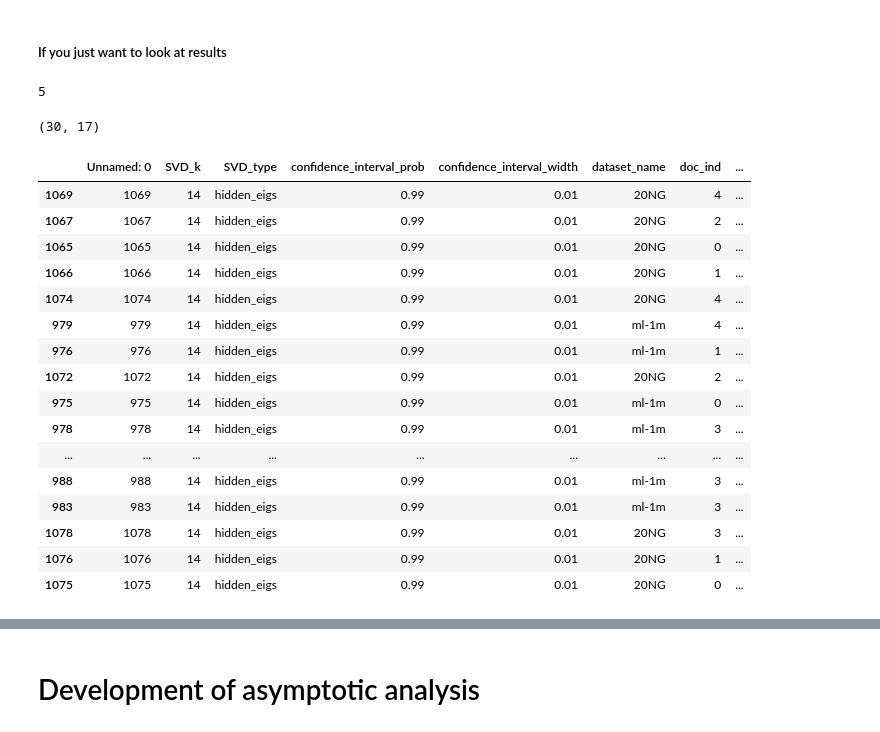
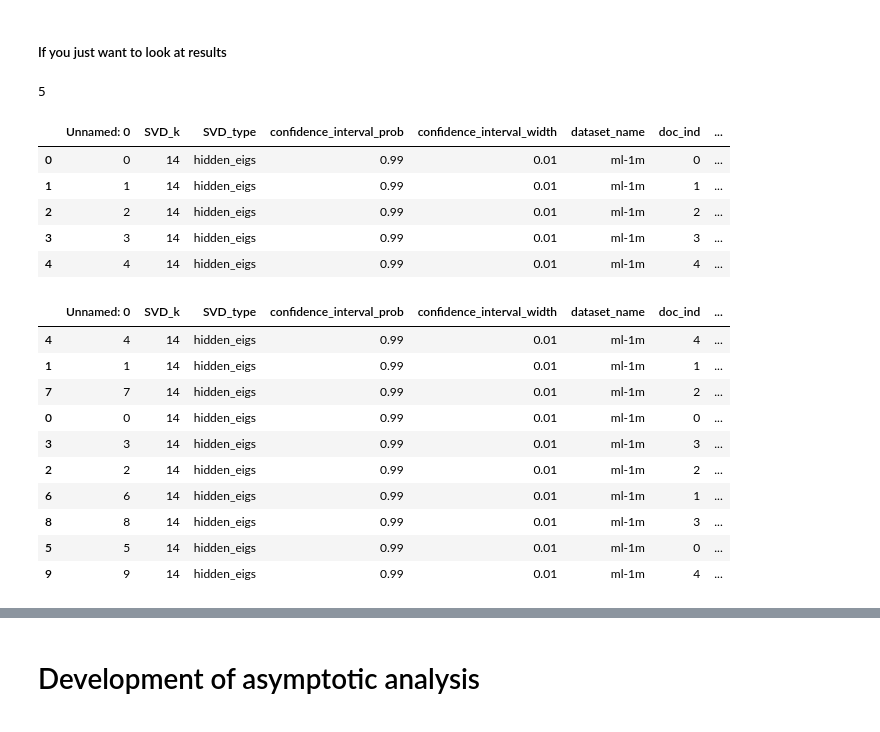
Before and after one commit to maksimt/empirical_privacy, a Jupyter notebook: Notebooks/Asymptotic Analysic.ipynb, the cells around one changed output, grey strips where cells are left out. Cells and saved outputs as stored; diff of their text form; code cells hidden in the pictures.

```diff
--- a/Notebooks/Asymptotic Analysic.ipynb
+++ b/Notebooks/Asymptotic Analysic.ipynb
@@ -45,32 +56,30 @@ n_docs = DF.doc_ind.nunique()
 print(n_docs)
 cp = sns.color_palette('hls', n_docs)
 DF = DF[DF.n_trials_per_training_set_size==DF.n_trials_per_training_set_size.max()]
-DF = DF[DF.n_max==DF.n_max.max()]
 
-DF.shape
+DF.head()
 # %% [output]
 5
-(30, 17)
+|  | Unnamed: 0 | SVD_k | SVD_type | confidence_interval_prob | confidence_interval_width | dataset_name | doc_ind | ... |
+| 0 | 0 | 14 | hidden_eigs | 0.99 | 0.01 | ml-1m | 0 | ... |
+| 1 | 1 | 14 | hidden_eigs | 0.99 | 0.01 | ml-1m | 1 | ... |
+| 2 | 2 | 14 | hidden_eigs | 0.99 | 0.01 | ml-1m | 2 | ... |
+| 3 | 3 | 14 | hidden_eigs | 0.99 | 0.01 | ml-1m | 3 | ... |
+| 4 | 4 | 14 | hidden_eigs | 0.99 | 0.01 | ml-1m | 4 | ... |
 # %%
-DF.sort_values('upper_bound', ascending=False)
+DF[DF.n_max==DF.n_max.max()].sort_values('upper_bound', ascending=False)
 # %% [output]
 |  | Unnamed: 0 | SVD_k | SVD_type | confidence_interval_prob | confidence_interval_width | dataset_name | doc_ind | ... |
-| 1069 | 1069 | 14 | hidden_eigs | 0.99 | 0.01 | 20NG | 4 | ... |
-| 1067 | 1067 | 14 | hidden_eigs | 0.99 | 0.01 | 20NG | 2 | ... |
-| 1065 | 1065 | 14 | hidden_eigs | 0.99 | 0.01 | 20NG | 0 | ... |
-| 1066 | 1066 | 14 | hidden_eigs | 0.99 | 0.01 | 20NG | 1 | ... |
-| 1074 | 1074 | 14 | hidden_eigs | 0.99 | 0.01 | 20NG | 4 | ... |
-| 979 | 979 | 14 | hidden_eigs | 0.99 | 0.01 | ml-1m | 4 | ... |
-| 976 | 976 | 14 | hidden_eigs | 0.99 | 0.01 | ml-1m | 1 | ... |
-| 1072 | 1072 | 14 | hidden_eigs | 0.99 | 0.01 | 20NG | 2 | ... |
-| 975 | 975 | 14 | hidden_eigs | 0.99 | 0.01 | ml-1m | 0 | ... |
-| 978 | 978 | 14 | hidden_eigs | 0.99 | 0.01 | ml-1m | 3 | ... |
-| ... | ... | ... | ... | ... | ... | ... | ... | ... |
-| 988 | 988 | 14 | hidden_eigs | 0.99 | 0.01 | ml-1m | 3 | ... |
-| 983 | 983 | 14 | hidden_eigs | 0.99 | 0.01 | ml-1m | 3 | ... |
-| 1078 | 1078 | 14 | hidden_eigs | 0.99 | 0.01 | 20NG | 3 | ... |
-| 1076 | 1076 | 14 | hidden_eigs | 0.99 | 0.01 | 20NG | 1 | ... |
-| 1075 | 1075 | 14 | hidden_eigs | 0.99 | 0.01 | 20NG | 0 | ... |
+| 4 | 4 | 14 | hidden_eigs | 0.99 | 0.01 | ml-1m | 4 | ... |
+| 1 | 1 | 14 | hidden_eigs | 0.99 | 0.01 | ml-1m | 1 | ... |
+| 7 | 7 | 14 | hidden_eigs | 0.99 | 0.01 | ml-1m | 2 | ... |
+| 0 | 0 | 14 | hidden_eigs | 0.99 | 0.01 | ml-1m | 0 | ... |
+| 3 | 3 | 14 | hidden_eigs | 0.99 | 0.01 | ml-1m | 3 | ... |
+| 2 | 2 | 14 | hidden_eigs | 0.99 | 0.01 | ml-1m | 2 | ... |
+| 6 | 6 | 14 | hidden_eigs | 0.99 | 0.01 | ml-1m | 1 | ... |
+| 8 | 8 | 14 | hidden_eigs | 0.99 | 0.01 | ml-1m | 3 | ... |
+| 5 | 5 | 14 | hidden_eigs | 0.99 | 0.01 | ml-1m | 0 | ... |
+| 9 | 9 | 14 | hidden_eigs | 0.99 | 0.01 | ml-1m | 4 | ... |
 # %%
 handle = sns.scatterplot(
     data=DF[DF.part_fraction==0.01],
```
Also changed, not shown: parts of 8 cells of this notebook, 6 other files.
